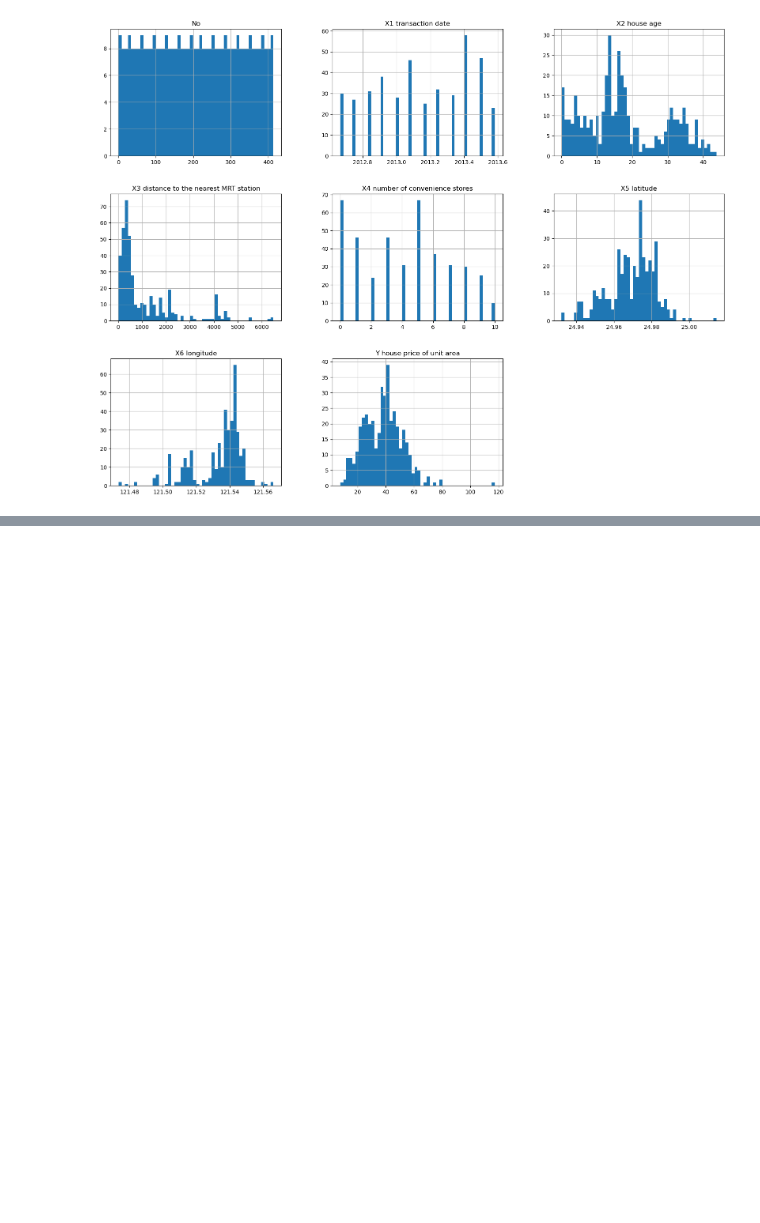
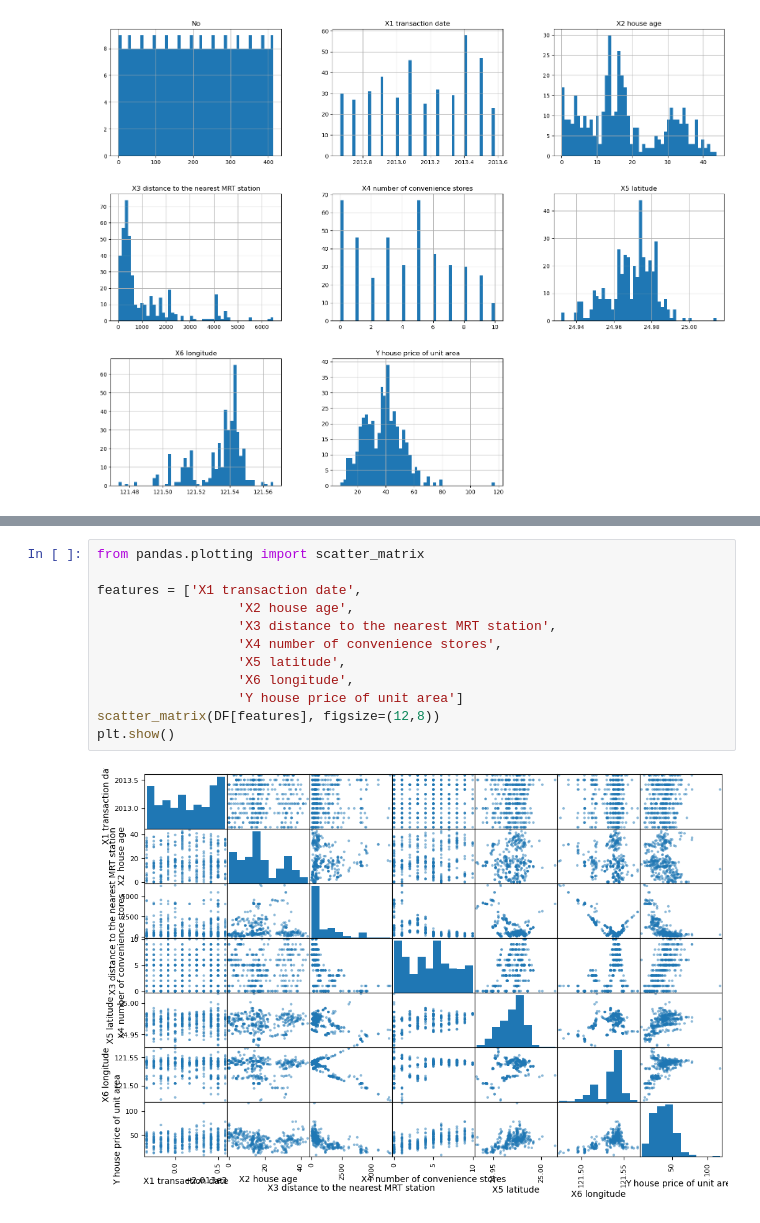
Before and after one commit to matthewpkearney/cs559_spring24_hw1, a Jupyter notebook: Homework1_mkearney.ipynb, the cells around one changed output, grey strips where cells are left out. Cells and saved outputs as stored; diff of their text form; blank space fills up the shorter version.

```diff
--- a/Homework1_mkearney.ipynb
+++ b/Homework1_mkearney.ipynb
@@ -128,0 +184,14 @@ A box plot can show the data distribution and outliers in each feature with more
+# %%
+from pandas.plotting import scatter_matrix
+
+features = ['X1 transaction date',
+                  'X2 house age',
+                  'X3 distance to the nearest MRT station',
+                  'X4 number of convenience stores',
+                  'X5 latitude',
+                  'X6 longitude',
+                  'Y house price of unit area']
+scatter_matrix(DF[features], figsize=(12,8))
+plt.show()
+# %% [output]
+[figure, added]
```
Also changed, not shown: parts of 19 cells of this notebook.
